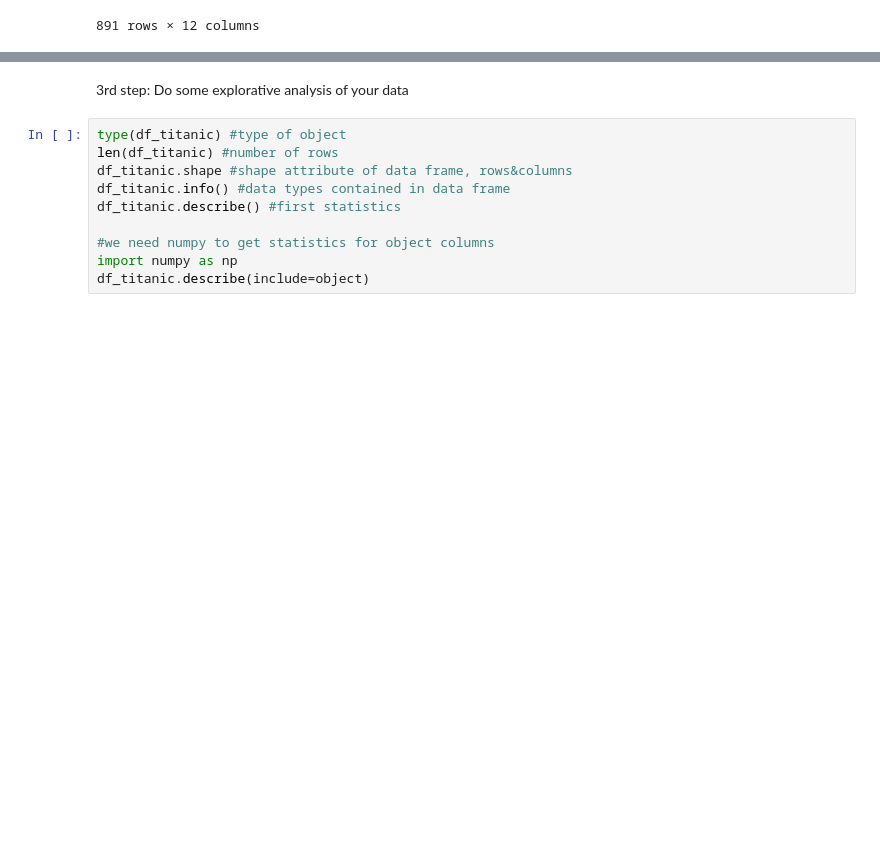
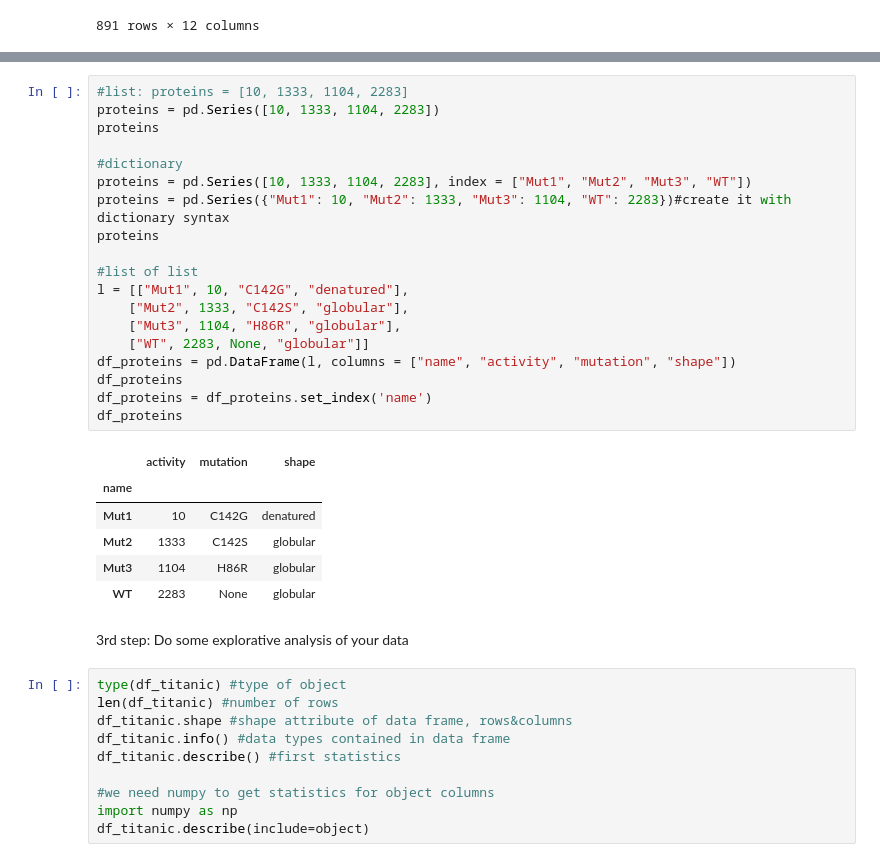
Before and after one commit to kdidi99/Informatics_in_Biochemistry_Course, a Jupyter notebook: notebooks/day_3_data_analysis.ipynb, the cells around one changed output, grey strips where cells are left out. Saved outputs shown, nothing was run; the diff lists cells and outputs as text; blank space fills up the shorter version.

```diff
--- a/notebooks/day_3_data_analysis.ipynb
+++ b/notebooks/day_3_data_analysis.ipynb
@@ -72,3 +97,29 @@ df_titanic.head(5) #prints the first five rows of the data frame
+# %%
+#list: proteins = [10, 1333, 1104, 2283]
+proteins = pd.Series([10, 1333, 1104, 2283])
+proteins
+
+#dictionary
+proteins = pd.Series([10, 1333, 1104, 2283], index = ["Mut1", "Mut2", "Mut3", "WT"])
+proteins = pd.Series({"Mut1": 10, "Mut2": 1333, "Mut3": 1104, "WT": 2283})#create it with dictionary syntax
+proteins
+
+#list of list
+l = [["Mut1", 10, "C142G", "denatured"],
+    ["Mut2", 1333, "C142S", "globular"],
+    ["Mut3", 1104, "H86R", "globular"],
+    ["WT", 2283, None, "globular"]]
+df_proteins = pd.DataFrame(l, columns = ["name", "activity", "mutation", "shape"])
+df_proteins
+df_proteins = df_proteins.set_index('name')
+df_proteins
+# %% [output]
+|  | activity | mutation | shape |
+| name |  |  |  |
+| Mut1 | 10 | C142G | denatured |
+| Mut2 | 1333 | C142S | globular |
+| Mut3 | 1104 | H86R | globular |
+| WT | 2283 | None | globular |
 # %% [markdown]
 3rd step: Do some explorative analysis of your data
 # %%
```
Also changed, not shown: parts of 22 cells of this notebook.
